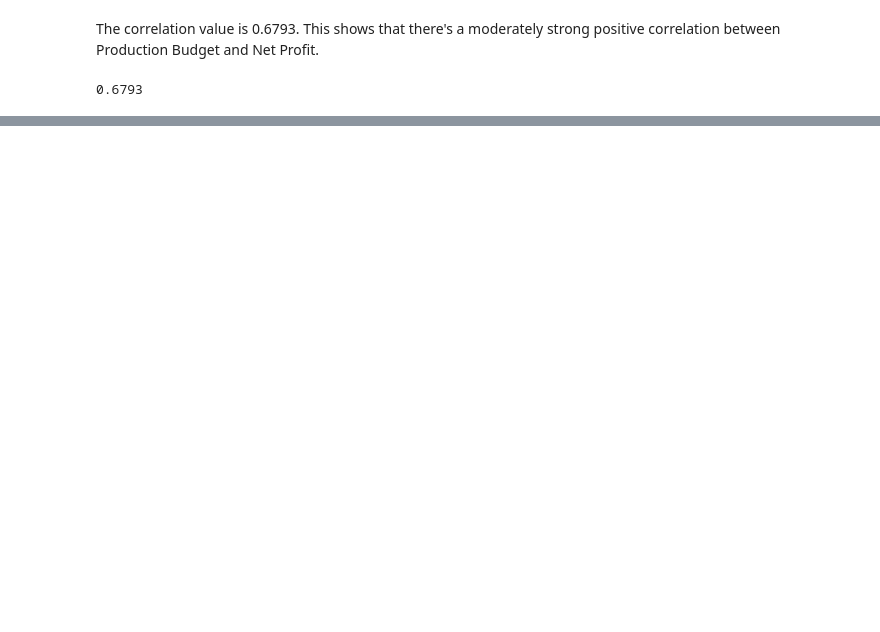
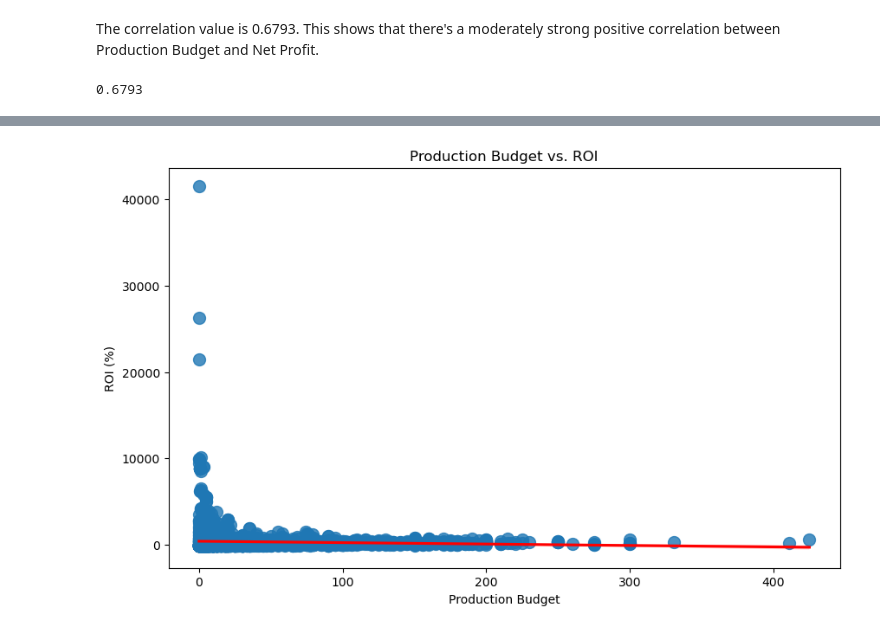
Before and after one commit to Cynthiachelangat/movie-analysis, a Jupyter notebook: movie.ipynb, the cells around one changed output, grey strips where cells are left out. Saved outputs shown, nothing was run; the diff lists cells and outputs as text; code cells hidden in the pictures; blank space fills up the shorter version.

```diff
--- a/movie.ipynb
+++ b/movie.ipynb
@@ -303,0 +342,10 @@ round(correlationBudget, 4)
+# %%
+plt.figure(figsize=(10, 6))
+sns.regplot(x='production_budget', y='roi', data=merged_dataset, scatter_kws={'s': 100}, line_kws={'color': 'red'})
+plt.xlabel("Production Budget")
+plt.ylabel("ROI (%)")
+plt.title('Production Budget vs. ROI')
+plt.savefig('Visualization/RoiScatter.png')
+plt.show()
+# %% [output]
+[figure, added]
```
Also changed, not shown: parts of 51 cells of this notebook, 9 other files.
